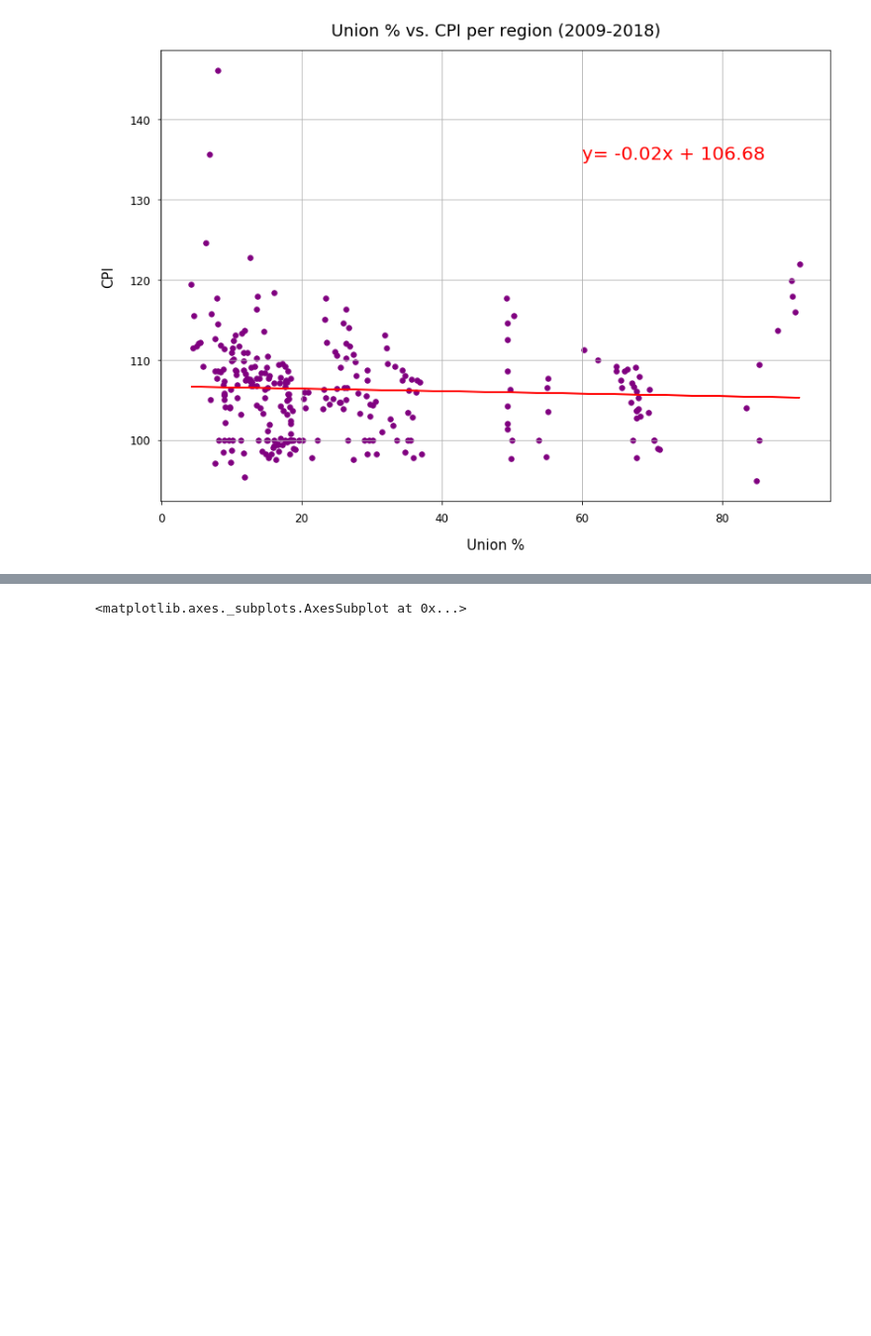
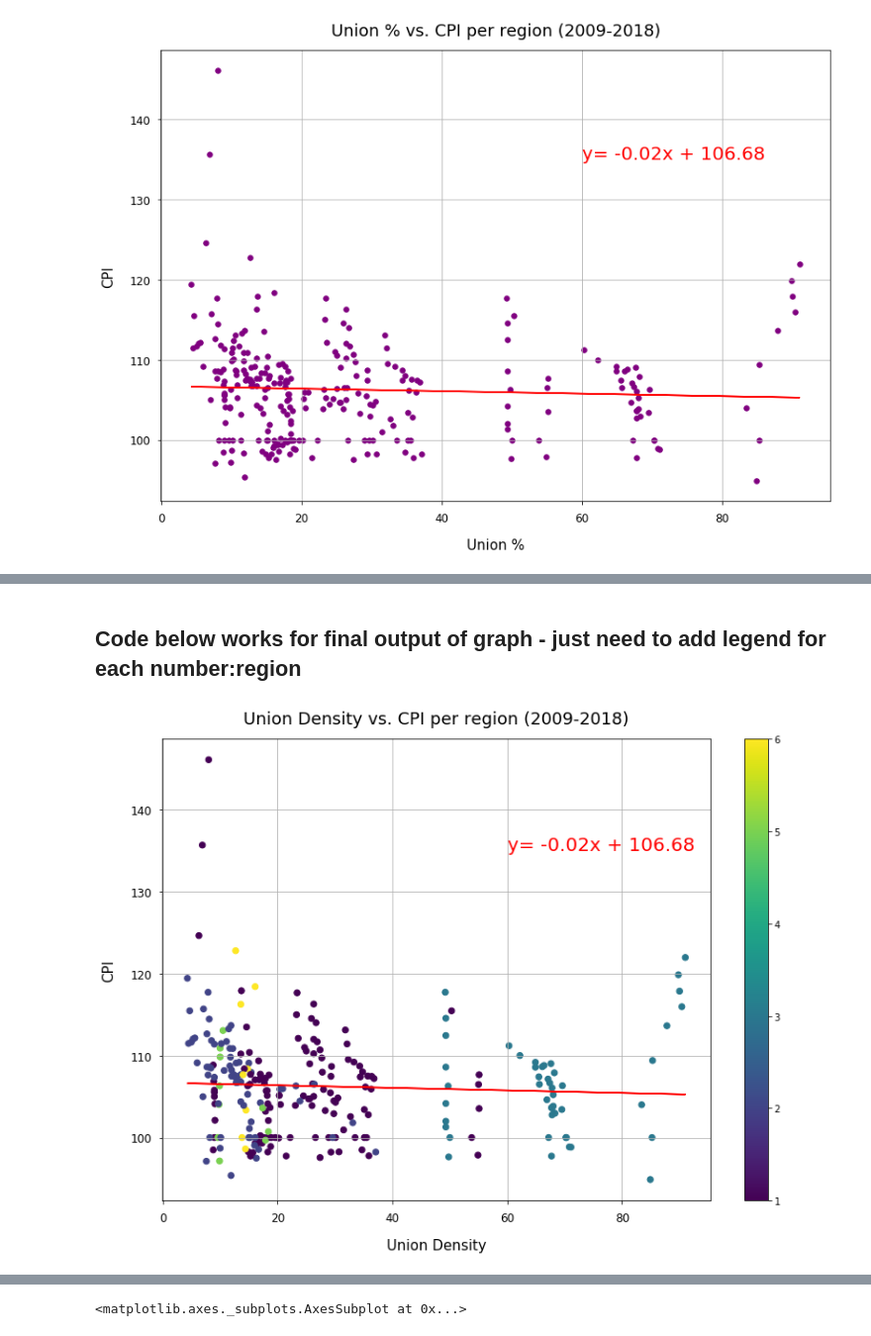
Before and after one commit to Simon-Xu-Lan/Data-Project-1-Income-Inequality, a Jupyter notebook: Tricia_code.ipynb, the cells around one changed output, grey strips where cells are left out. Shown at 99% size. Drawn from its saved outputs; the diff is of its cells as text; code cells hidden in the pictures; blank space fills up the shorter version.

```diff
--- a/Tricia_code.ipynb
+++ b/Tricia_code.ipynb
@@ -240,3 +240,24 @@ cleaned.plot.scatter(x="Union %", y="CPI")
 # %% [output]
 <matplotlib.axes._subplots.AxesSubplot at 0x...>
 [figure]
+# %%
+for index, row in cleaned.iterrows():
+    if row["Country"] in west:
+        cleaned.loc[index,"Group"] = "West"
+        cleaned.loc[index,"Color"] = "b"
+    if row["Country"] in east:
+        cleaned.loc[index,"Group"] = "East"
+        cleaned.loc[index,"Color"] = "g"
+    if row["Country"] in scandinavian:
+        cleaned.loc[index,"Group"] = "Scandinavia"
+        cleaned.loc[index,"Color"] = "r"
+    if row["Country"] in us:
+        cleaned.loc[index,"Group"] = "US"
+        cleaned.loc[index,"Color"] = "p"
+    if row["Country"] in asia:
+        cleaned.loc[index,"Group"] = "Asia"
+        cleaned.loc[index,"Color"] = "y"
+    if row["Country"] in latin:
+        cleaned.loc[index,"Group"] = "Latin"
+        cleaned.loc[index,"Color"] = "t"
+cleaned.head()
@@ -282,0 +376,24 @@ plt.savefig('Union_CPI_Scatter.png')
+# %% [markdown]
+## Code below works for final output of graph - just need to add legend for each number:region
+# %%
+#this code works, - need to figure out legend
+x_values=cleaned['Union %']
+y_values=cleaned['CPI']
+(slope, intercept, rvalue, pvalue, stderr) = linregress(x_values, y_values)
+regress_values= x_values * slope + intercept
+line_eq= "y= " + str(round(slope,2)) + "x + " + str(round(intercept,2))
+plt.figure(figsize=(13,9))
+plt.scatter(x_values, y_values, marker="o", c=cleaned['Region'], s=40)
+plt.colorbar()
+plt.plot(x_values, regress_values, "r-")
+plt.annotate(line_eq,(60,135), fontsize=20, color='red')
+plt.title("Union Density vs. CPI per region (2009-2018)", fontsize=18, y=1.02)
+plt.ylabel("CPI", fontsize=15, labelpad=15)
+plt.xlabel("Union Density", fontsize=15, labelpad=15)
+plt.tick_params(labelsize=12, pad=8)
+plt.grid(True)
+
+# Save figure to .png
+plt.savefig('Union_CPI_Scatter_final.png')
+# %% [output]
+[figure, added]
```
Also changed, not shown: parts of 10 cells of this notebook, 1 other file.
